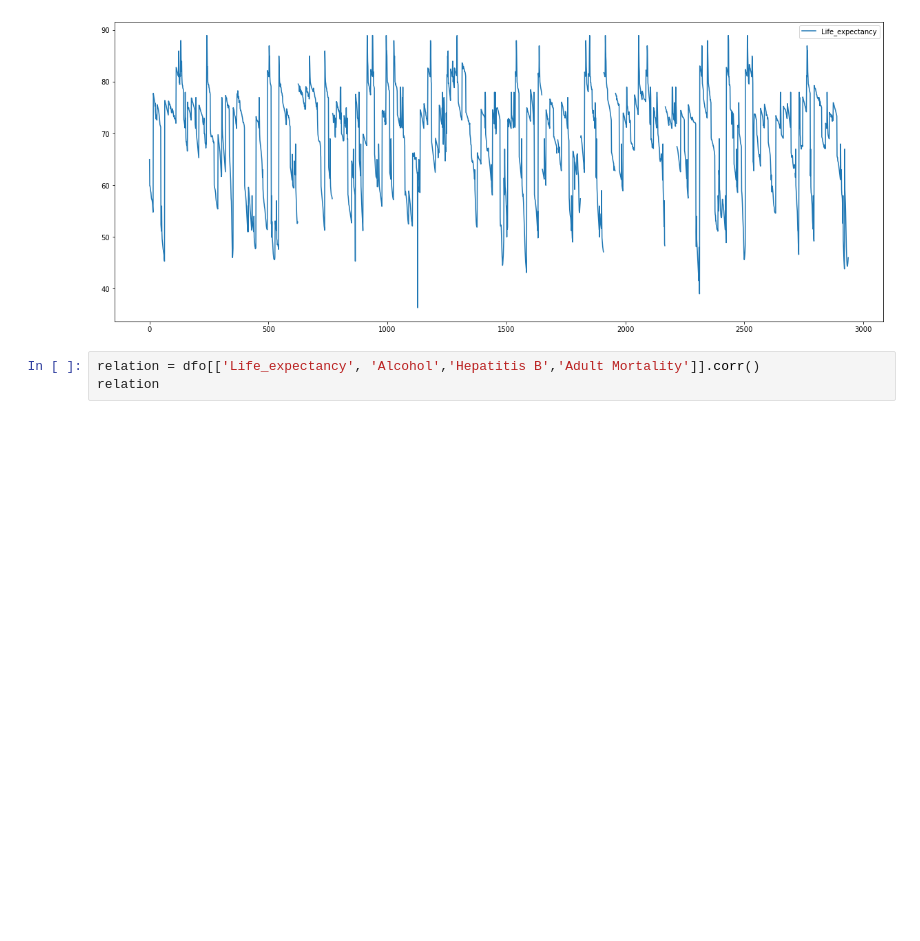
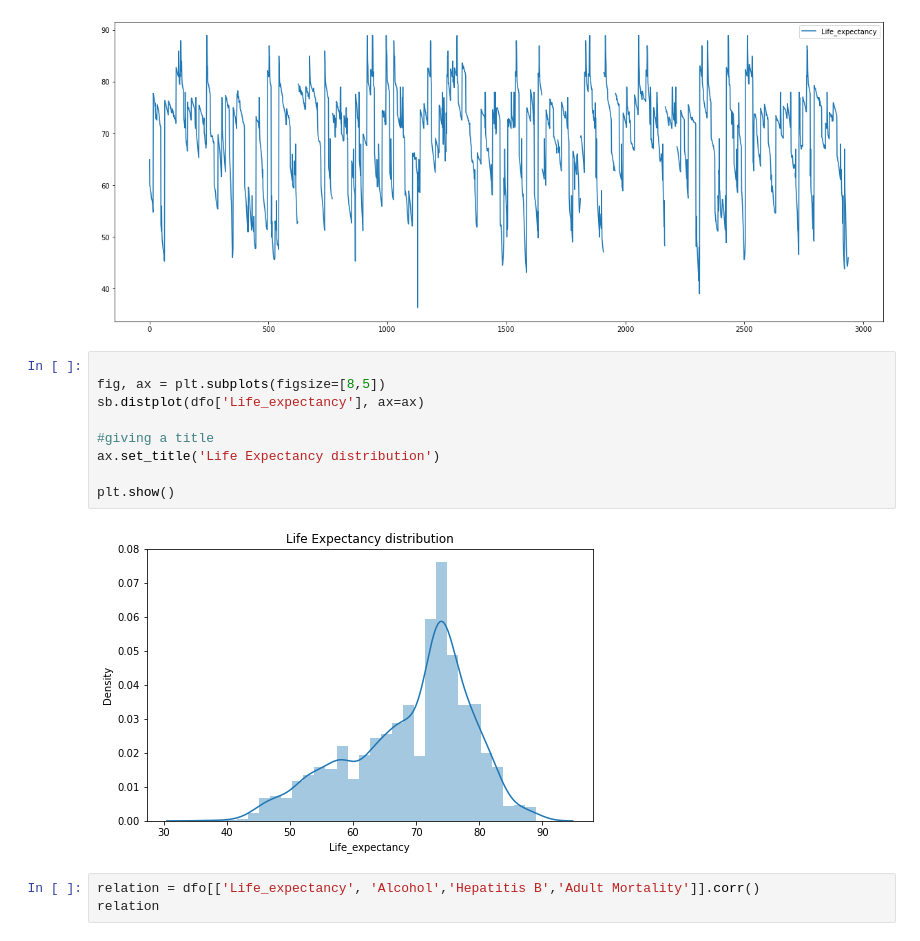
Before and after one commit to BubutorCorbanEnam/Corban, a Jupyter notebook: EDA Project Group B2.ipynb, the cells around one changed output. Cells and saved outputs as stored; diff of their text form; blank space fills up the shorter version.

```diff
--- a/EDA Project Group B2.ipynb
+++ b/EDA Project Group B2.ipynb
@@ -307,6 +300,17 @@ qc.plot(ax=ax)
 # %% [output]
 <AxesSubplot:>
 [figure]
+# %%
+
+fig, ax = plt.subplots(figsize=[8,5])
+sb.distplot(dfo['Life_expectancy'], ax=ax)
+
+#giving a title
+ax.set_title('Life Expectancy distribution')
+
+plt.show()
+# %% [output]
+[figure, added]
 # %%
 relation = dfo[['Life_expectancy', 'Alcohol','Hepatitis B','Adult Mortality']].corr()
 relation
```
Also changed, not shown: parts of 3 cells of this notebook.
